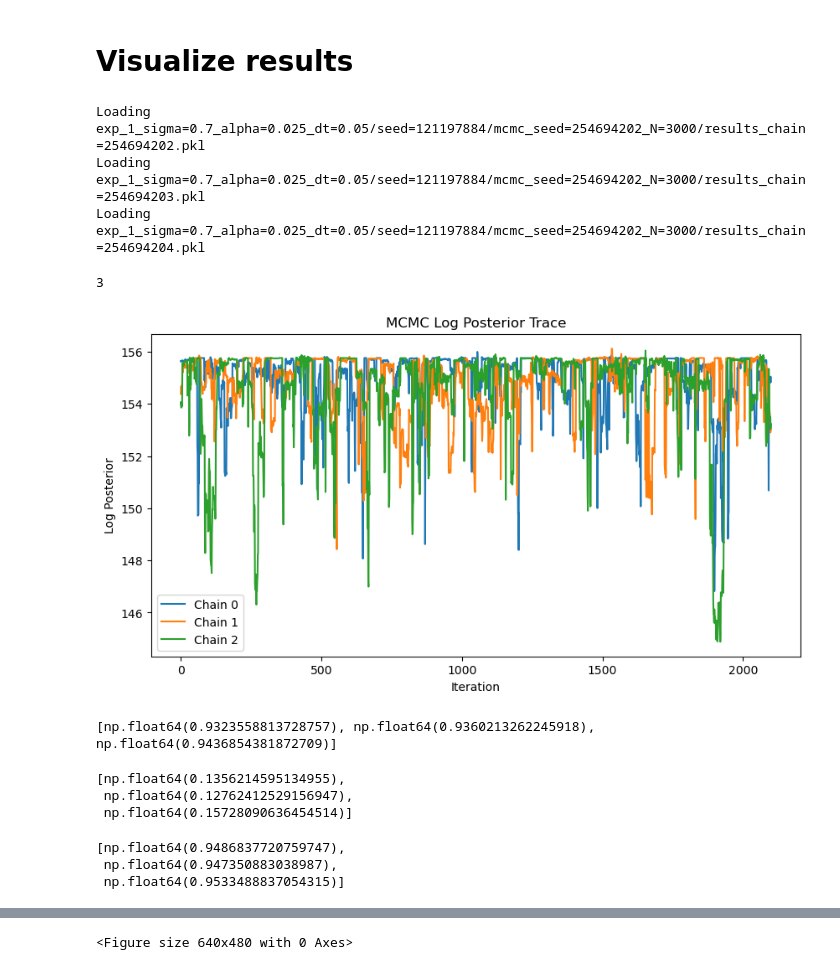
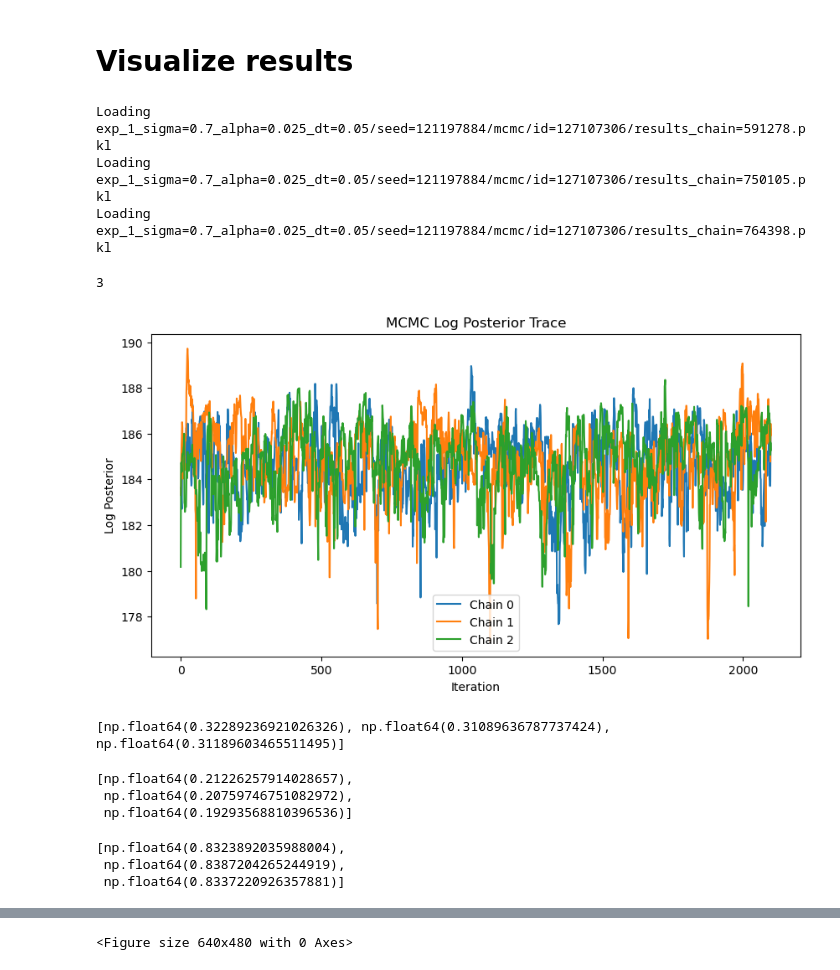
Before and after one commit to sofiastroustrup/SPMS, a Jupyter notebook: experiments/comparison/analyze_results.ipynb, the cells around one changed output, grey strips where cells are left out. Drawn from its saved outputs; the diff is of its cells as text; code cells hidden in the pictures.

```diff
--- a/experiments/comparison/analyze_results.ipynb
+++ b/experiments/comparison/analyze_results.ipynb
@@ -74,7 +74,7 @@ def plot_traces(results, burnin_percent, node_idx, save_path, diagnostics=None,
 
 
 # define function for plotting parameter traces
-def plot_parameter_traces(chain_results, param_names, burnin_percent):
+def plot_parameter_traces(chain_results, param_names, burnin_percent, savepath=None):
     """
     Plot the traces of MCMC parameters.
 
@@ -106,9 +106,11 @@ def plot_parameter_traces(chain_results, param_names, burnin_percent):
         plt.legend()
 
     plt.tight_layout()
+    if savepath:
+        plt.savefig(savepath)
     plt.show()
 
-def plot_log_posterior(result, burnin_percent):
+def plot_log_posterior(result, burnin_percent, save_path=None):
     """
     Plot the posterior distribution of the MCMC results.
 
@@ -127,6 +129,8 @@ def plot_log_posterior(result, burnin_percent):
     plt.ylabel('Log Posterior')
     plt.title('MCMC Log Posterior Trace')
     plt.legend()
+    if save_path:
+        plt.savefig(save_path)
     plt.show()
 
 def plot_samples_from_posterior(chain_results, burnin_percent, node_idx, sample_every, savepath, true_values=None):
@@ -187,35 +191,36 @@ def plot_samples_from_posterior(chain_results, burnin_percent, node_idx, sample_
 # Visualize results
 # %%
 burnin_percent = 0.3
-results_path = "exp_1_sigma=0.7_alpha=0.025_dt=0.05/seed=121197884/mcmc_seed=254694202_N=3000/results_*.pkl"  # Adjust pattern as needed
-save_path = "exp_1_sigma=0.7_alpha=0.025_dt=0.05/seed=121197884/mcmc_seed=254694202_N=3000"
+results_path = "exp_1_sigma=0.7_alpha=0.025_dt=0.05/seed=121197884/mcmc/id=127107306/results_*.pkl"  # Adjust pattern as needed
+save_path = "exp_1_sigma=0.7_alpha=0.025_dt=0.05/seed=121197884/mcmc/id=127107306/plots"
+os.mkdir(save_path)
 sim_path = "exp_1_sigma=0.7_alpha=0.025_dt=0.05/seed=121197884"
 chain_results = load_mcmc_results(results_path)
 param_names = ["sigma", "alpha"]  # Replace with your actual parameter names
 len(chain_results)
 # %% [output]
-Loading exp_1_sigma=0.7_alpha=0.025_dt=0.05/seed=121197884/mcmc_seed=254694202_N=3000/results_chain=254694202.pkl
-Loading exp_1_sigma=0.7_alpha=0.025_dt=0.05/seed=121197884/mcmc_seed=254694202_N=3000/results_chain=254694203.pkl
-Loading exp_1_sigma=0.7_alpha=0.025_dt=0.05/seed=121197884/mcmc_seed=254694202_N=3000/results_chain=254694204.pkl
+Loading exp_1_sigma=0.7_alpha=0.025_dt=0.05/seed=121197884/mcmc/id=127107306/results_chain=591278.pkl
+Loading exp_1_sigma=0.7_alpha=0.025_dt=0.05/seed=121197884/mcmc/id=127107306/results_chain=750105.pkl
+Loading exp_1_sigma=0.7_alpha=0.025_dt=0.05/seed=121197884/mcmc/id=127107306/results_chain=764398.pkl
 3
 # %%
-plot_log_posterior(chain_results, burnin_percent)
+plot_log_posterior(chain_results, burnin_percent, save_path=save_path + f'/log_posterior_burnin_percent={burnin_percent}.png')
 # %% [output]
-[figure, old version]
+[figure, new version]
 # %%
 print([np.mean(result['acceptsigma']) for result in chain_results if result is not None])
 # %% [output]
-[np.float64(0.9323558813728757), np.float64(0.9360213262245918), np.float64(0.9436854381872709)]
+[np.float64(0.32289236921026326), np.float64(0.31089636787737424), np.float64(0.31189603465511495)]
 # %%
 [np.mean(result['acceptalpha']) for result in chain_results if result is not None]
 # %% [output]
-[np.float64(0.1356214595134955),
- np.float64(0.12762412529156947),
- np.float64(0.15728090636454514)]
+[np.float64(0.21226257914028657),
+ np.float64(0.20759746751082972),
+ np.float64(0.19293568810396536)]
 # %%
 [np.mean(result['acceptpath']) for result in chain_results if result is not None]
 # %% [output]
-[np.float64(0.9486837720759747),
- np.float64(0.947350883038987),
- np.float64(0.9533488837054315)]
+[np.float64(0.8323892035988004),
+ np.float64(0.8387204265244919),
+ np.float64(0.8337220926357881)]
 # %%
```
Also changed, not shown: parts of 5 cells of this notebook, 3 other files.
